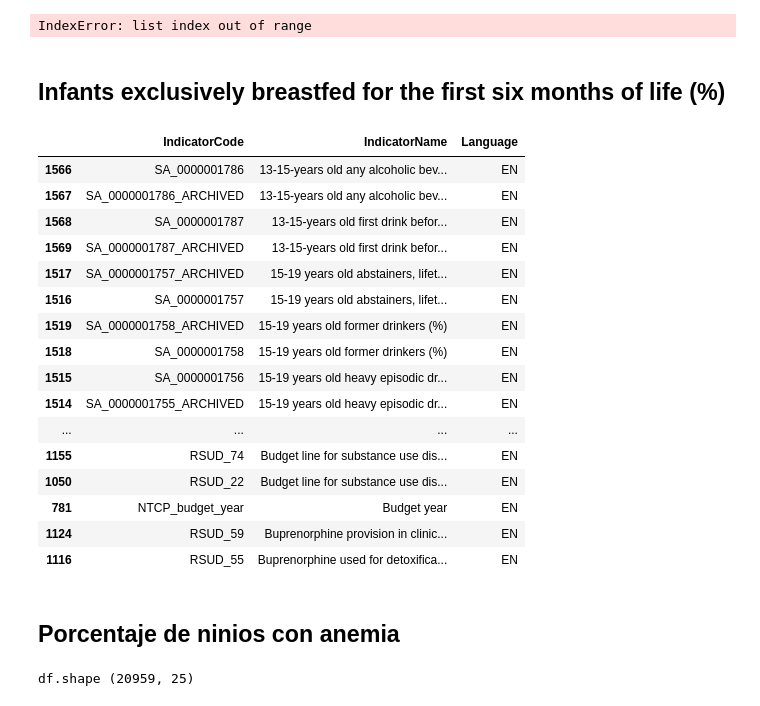
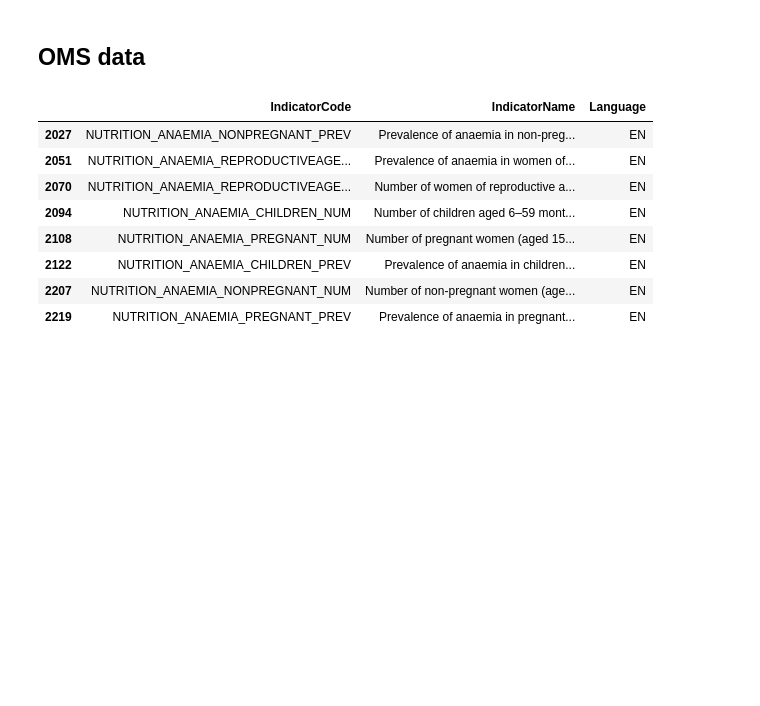
Before and after one commit to jorgeav527/life-expectancy, a Jupyter notebook: draft/API_UNPD_2.ipynb, the cells around one changed output. Cells and saved outputs as stored; diff of their text form; code cells hidden in the pictures; blank space fills up the shorter version.

```diff
--- a/draft/API_UNPD_2.ipynb
+++ b/draft/API_UNPD_2.ipynb
@@ -561,10 +326,0 @@ country_list
-# %%
-url = "http://api.worldbank.org/v2"
-indicador = "SH.STA.MMRT"
-tiempo = "2000:2017"
-df = extraer(api_url=url, lista=country_list, indicador=indicador, tiempo=tiempo)
-df.info()
-# %% [output]
-IndexError: list index out of range
-# %% [markdown]
-## Infants exclusively breastfed for the first six months of life (%)
@@ -573,29 +327,22 @@ OMS = "https://ghoapi.azureedge.net/api/"
+# %% [markdown]
+## OMS data
 # %%
+OMS = "https://ghoapi.azureedge.net/api/"
 response = requests.get("https://ghoapi.azureedge.net/api/Indicator")
 j = response.json()
 df_indicadores = pd.json_normalize(j["value"])
-
-# df_indicadores[
-#    df_indicadores.IndicatorName
-#    == "Tobacco use or smoking among adolescents most recent nationally representative survey"
-# ]
-df_indicadores.sort_values("IndicatorName")
-# %% [output]
-|  | IndicatorCode | IndicatorName | Language |
-| 1566 | SA_0000001786 | 13-15-years old any alcoholic bev... | EN |
-| 1567 | SA_0000001786_ARCHIVED | 13-15-years old any alcoholic bev... | EN |
-| 1568 | SA_0000001787 | 13-15-years old first drink befor... | EN |
-| 1569 | SA_0000001787_ARCHIVED | 13-15-years old first drink befor... | EN |
-| 1517 | SA_0000001757_ARCHIVED | 15-19 years old abstainers, lifet... | EN |
-| 1516 | SA_0000001757 | 15-19 years old abstainers, lifet... | EN |
-| 1519 | SA_0000001758_ARCHIVED | 15-19 years old former drinkers (%) | EN |
-| 1518 | SA_0000001758 | 15-19 years old former drinkers (%) | EN |
-| 1515 | SA_0000001756 | 15-19 years old heavy episodic dr... | EN |
-| 1514 | SA_0000001755_ARCHIVED | 15-19 years old heavy episodic dr... | EN |
-| ... | ... | ... | ... |
-| 1155 | RSUD_74 | Budget line for substance use dis... | EN |
-| 1050 | RSUD_22 | Budget line for substance use dis... | EN |
-| 781 | NTCP_budget_year | Budget year | EN |
-| 1124 | RSUD_59 | Buprenorphine provision in clinic... | EN |
-| 1116 | RSUD_55 | Buprenorphine used for detoxifica... | EN |
+# %%
+#buscar indicadores
+indicadores = 'ana'
+df_indicadores[df_indicadores['IndicatorName'].str.contains(indicadores, case=False)]
+# %% [output]
+|  | IndicatorCode | IndicatorName | Language |
+| 2027 | NUTRITION_ANAEMIA_NONPREGNANT_PREV | Prevalence of anaemia in non-preg... | EN |
+| 2051 | NUTRITION_ANAEMIA_REPRODUCTIVEAGE... | Prevalence of anaemia in women of... | EN |
+| 2070 | NUTRITION_ANAEMIA_REPRODUCTIVEAGE... | Number of women of reproductive a... | EN |
+| 2094 | NUTRITION_ANAEMIA_CHILDREN_NUM | Number of children aged 6–59 mont... | EN |
+| 2108 | NUTRITION_ANAEMIA_PREGNANT_NUM | Number of pregnant women (aged 15... | EN |
+| 2122 | NUTRITION_ANAEMIA_CHILDREN_PREV | Prevalence of anaemia in children... | EN |
+| 2207 | NUTRITION_ANAEMIA_NONPREGNANT_NUM | Number of non-pregnant women (age... | EN |
+| 2219 | NUTRITION_ANAEMIA_PREGNANT_PREV | Prevalence of anaemia in pregnant... | EN |
 # %%
@@ -623,3 +369 @@ def callAPI_OMS(IndicatorCode: str, topic_list: bool = False):
     return df
-# %% [markdown]
-## Porcentaje de ninios con anemia
@@ -630,4 +369,0 @@ anemia_porcentaje = callAPI_OMS("NUTRITION_ANAEMIA_CHILDREN_PREV")
-# %%
-print("df.shape", anemia_porcentaje.shape, end="\n")
-# %% [output]
-df.shape (20959, 25)
```
Also changed, not shown: parts of 81 cells of this notebook, 4 other files.
